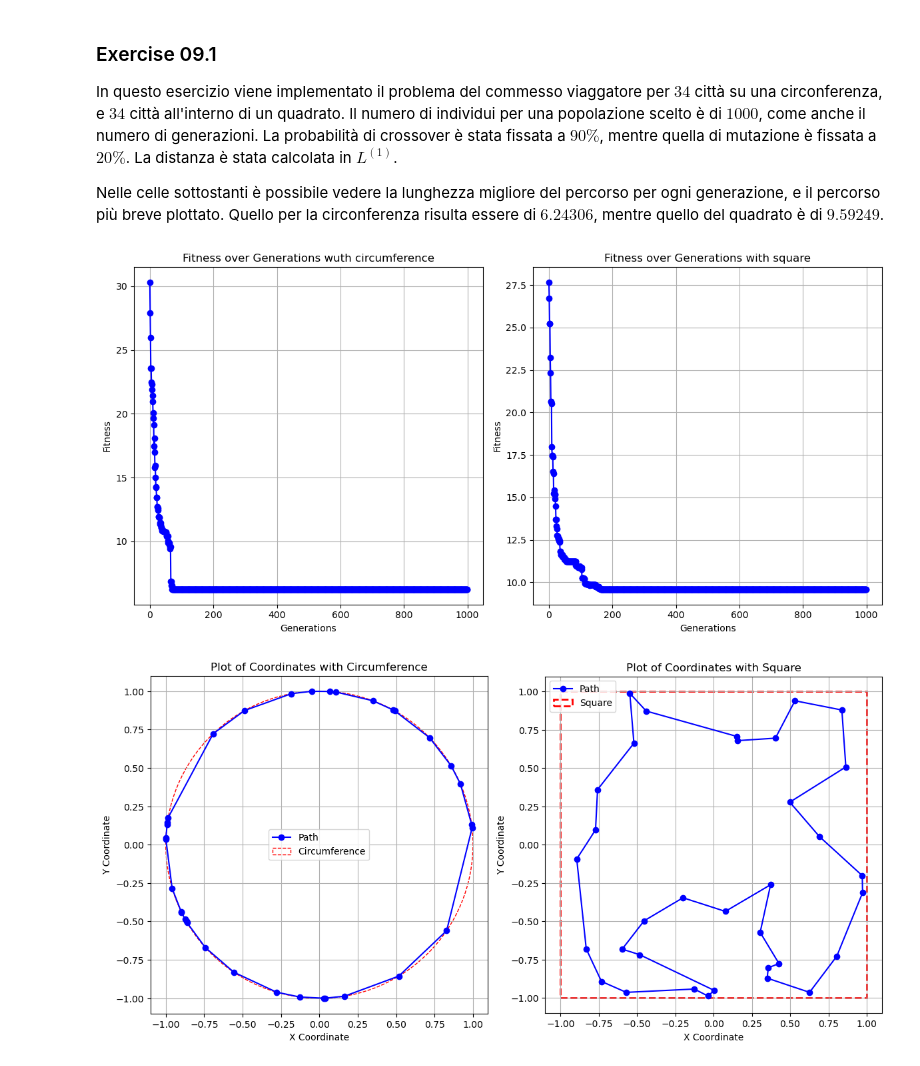
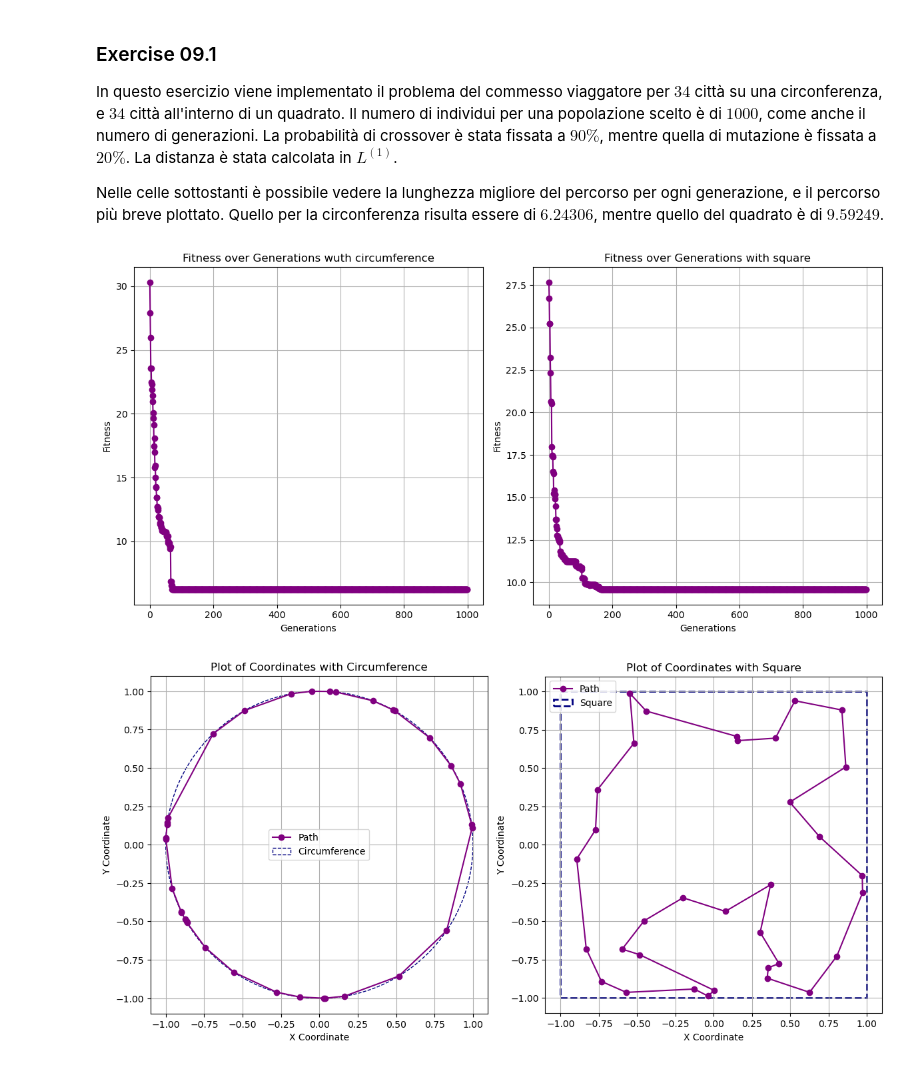
Before and after one commit to elered/Simulazione_numerica, a Jupyter notebook: lezione 9/LSN_Exercises_09.ipynb, the cells around one changed output. Drawn from its saved outputs; the diff is of its cells as text; code cells hidden in the pictures.

```diff
--- a/lezione 9/LSN_Exercises_09.ipynb
+++ b/lezione 9/LSN_Exercises_09.ipynb
@@ -74,36 +73,36 @@ import matplotlib.pyplot as plt
 def read_generation_fitness(filename):
     generations = []
     fitness_values = []
     with open(filename, 'r') as file:
         for line in file:
             generation, fitness = map(float, line.split())
             generations.append(generation)
             fitness_values.append(fitness)
     return generations, fitness_values
 
 def plot_generation_fitness(ax, generations, fitness_values, title):
-    ax.plot(generations, fitness_values, marker='o', linestyle='-', color='b')
+    ax.plot(generations, fitness_values, marker='o', linestyle='-', color='purple')
     ax.set_xlabel('Generations')
     ax.set_ylabel('Fitness')
     ax.set_title(title)
     ax.grid(True)
 
 if __name__ == "__main__":
     filename1 = 'best_fitness_circle.dat'
     filename2 = 'best_fitness_square.dat'
 
     generations1, fitness_values1 = read_generation_fitness(filename1)
     generations2, fitness_values2 = read_generation_fitness(filename2)
 
     fig, (ax1, ax2) = plt.subplots(1, 2, figsize=(12, 6))
 
-    plot_generation_fitness(ax1, generations1, fitness_values1, 'Fitness over Generations with circumference')
+    plot_generation_fitness(ax1, generations1, fitness_values1, 'Fitness over Generations wuth circumference')
     plot_generation_fitness(ax2, generations2, fitness_values2, 'Fitness over Generations with square')
 
     plt.tight_layout()
     plt.show()
 # %% [output]
-[figure, old version]
+[figure, new version]
 # %%
 def read_coordinates(filename):
     x_coords = []
@@ -117,13 +116,13 @@ def read_coordinates(filename):
 
 def plot_coordinates_with_circle(ax, x_coords, y_coords, radius=1):
     # Plot with lines connecting points
-    ax.plot(x_coords, y_coords, marker='o', linestyle='-', color='b', label='Path')
+    ax.plot(x_coords, y_coords, marker='o', linestyle='-', color='purple', label='Path')
 
     # Connect the last point to the first point
-    ax.plot([x_coords[-1], x_coords[0]], [y_coords[-1], y_coords[0]], linestyle='-', color='b')
+    ax.plot([x_coords[-1], x_coords[0]], [y_coords[-1], y_coords[0]], linestyle='-', color='purple')
 
     # Plot the circle
-    circle = plt.Circle((0, 0), radius, color='r', fill=False, linestyle='--', label='Circumference')
+    circle = plt.Circle((0, 0), radius, color='navy', fill=False, linestyle='--', label='Circumference')
     ax.add_artist(circle)
 
     # Set equal scaling to ensure the circle isn't distorted
@@ -137,13 +136,13 @@ def plot_coordinates_with_circle(ax, x_coords, y_coords, radius=1):
 
 def plot_coordinates_with_square(ax, x_coords, y_coords):
     # Plot with lines connecting points
-    ax.plot(x_coords, y_coords, marker='o', linestyle='-', color='b', label='Path')
+    ax.plot(x_coords, y_coords, marker='o', linestyle='-', color='purple', label='Path')
 
     # Connect the last point to the first point
-    ax.plot([x_coords[-1], x_coords[0]], [y_coords[-1], y_coords[0]], linestyle='-', color='b')
+    ax.plot([x_coords[-1], x_coords[0]], [y_coords[-1], y_coords[0]], linestyle='-', color='purple')
 
     # Plot the square
-    square = plt.Rectangle((-1, -1), 2, 2, linewidth=2, edgecolor='r', facecolor='none', linestyle='--', label='Square')
+    square = plt.Rectangle((-1, -1), 2, 2, linewidth=2, edgecolor='navy', facecolor='none', linestyle='--', label='Square')
     ax.add_patch(square)
 
     # Set equal scaling to ensure the square isn't distorted
@@ -170,4 +169,4 @@ if __name__ == "__main__":
     plt.tight_layout()
     plt.show()
 # %% [output]
-[figure, old version]
+[figure, new version]
```
Also changed, not shown: parts of 1 cell of this notebook.
